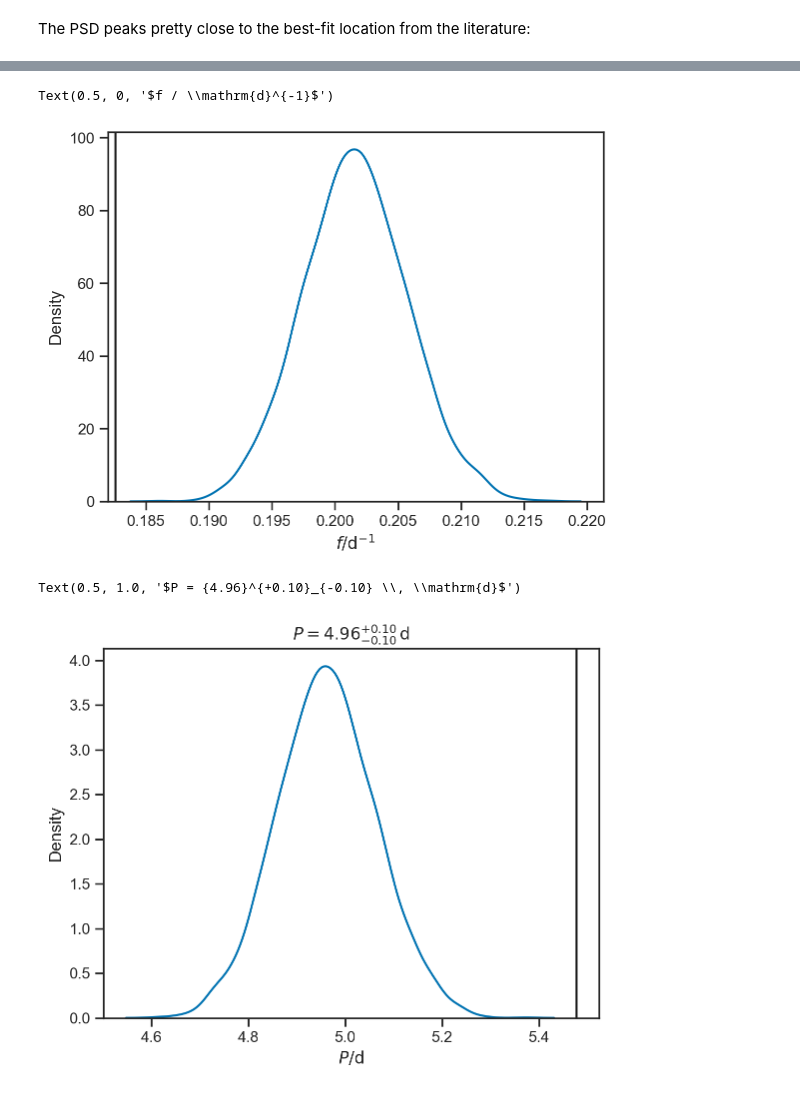
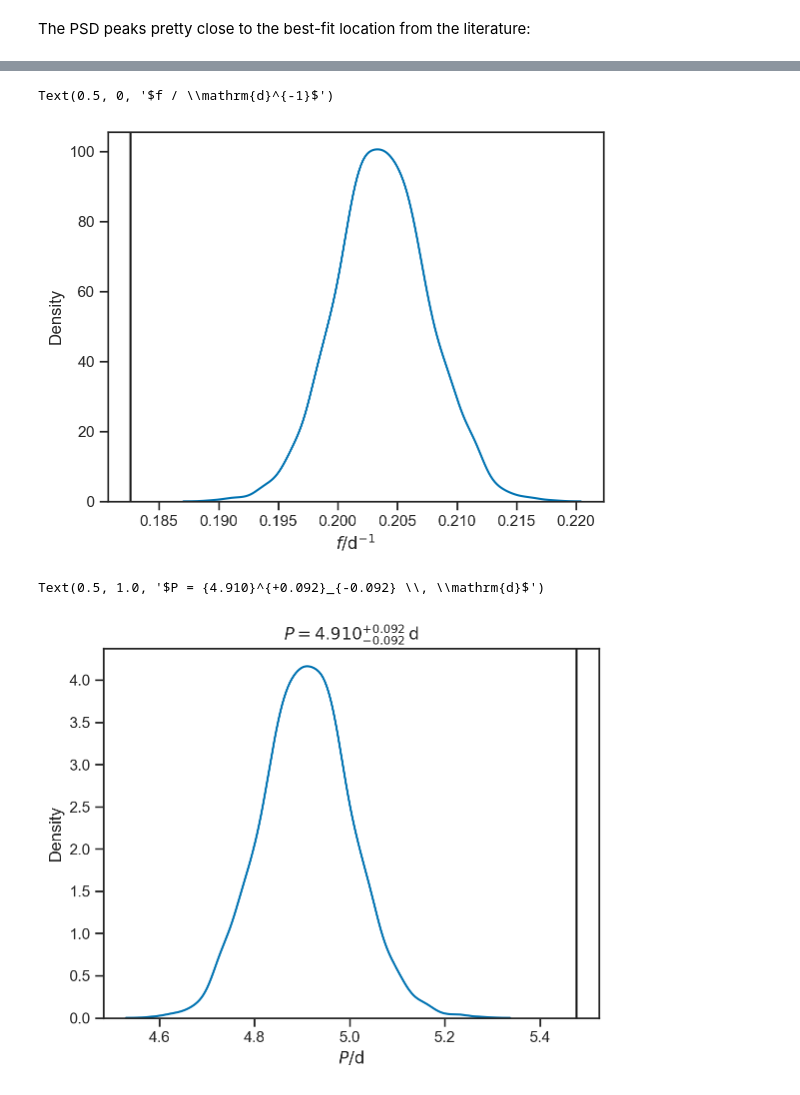
Before and after one commit to farr/HarmonicLombScargle, a Jupyter notebook: KIC5111207_test.ipynb, the cells around one changed output, grey strips where cells are left out. Saved outputs shown, nothing was run; the diff lists cells and outputs as text; code cells hidden in the pictures.

```diff
--- a/KIC5111207_test.ipynb
+++ b/KIC5111207_test.ipynb
@@ -165,7 +157,7 @@ reload(gp_model)
 <module 'gp_model' from '/Users/wfarr/Code/harmonic-lomb-scargle/gp_model.py'>
 # %%
 thin_data = 1
-model = gp_model.harmonic_sho_model(times[::thin_data], fluxes[::thin_data], flux_errs[::thin_data], quarters[::thin_data], f_best, 0.1, quarter_means, quarter_stds, total_std, psd_freq=frequencies, predict_flux=True)
+model = gp_model.harmonic_sho_model(times[::thin_data], fluxes[::thin_data], flux_errs[::thin_data], quarters[::thin_data], f_best, 0.1, psd_freq=frequencies, predict_flux=True)
 # %%
 trace = pm.sample(tune=1000, draws=1000, cores=4, chains=4, model=model, progressbar=True, jitter_max_retries=100, init='adapt_full')
 # %% [output]
@@ -249,16 +236,16 @@ plt.axvline(f_best, color='k')
 plt.xlabel(r'$f / \mathrm{d}^{-1}$')
 # %% [output]
 Text(0.5, 0, '$f / \\mathrm{d}^{-1}$')
-[figure, old version]
+[figure, new version]
 # %%
 Ps = trace.posterior.period.values.flatten()
 m, l, h = np.quantile(Ps, [0.5, 0.16, 0.84])
 
 
 sns.kdeplot(Ps)
 plt.axvline(1/f_best, color='k')
 plt.xlabel(r'$P / \mathrm{d}$')
-plt.title(r'$P = {{{:.2f}}}^{{+{:.2f}}}_{{-{:.2f}}} \, \mathrm{{d}}$'.format(m, h-m, m-l))
+plt.title(r'$P = {{{:.3f}}}^{{+{:.3f}}}_{{-{:.3f}}} \, \mathrm{{d}}$'.format(m, h-m, m-l))
 # %% [output]
-Text(0.5, 1.0, '$P = {4.96}^{+0.10}_{-0.10} \\, \\mathrm{d}$')
+Text(0.5, 1.0, '$P = {4.910}^{+0.092}_{-0.092} \\, \\mathrm{d}$')
-[figure, old version]
+[figure, new version]
```
Also changed, not shown: parts of 10 cells of this notebook, 1 other file.
